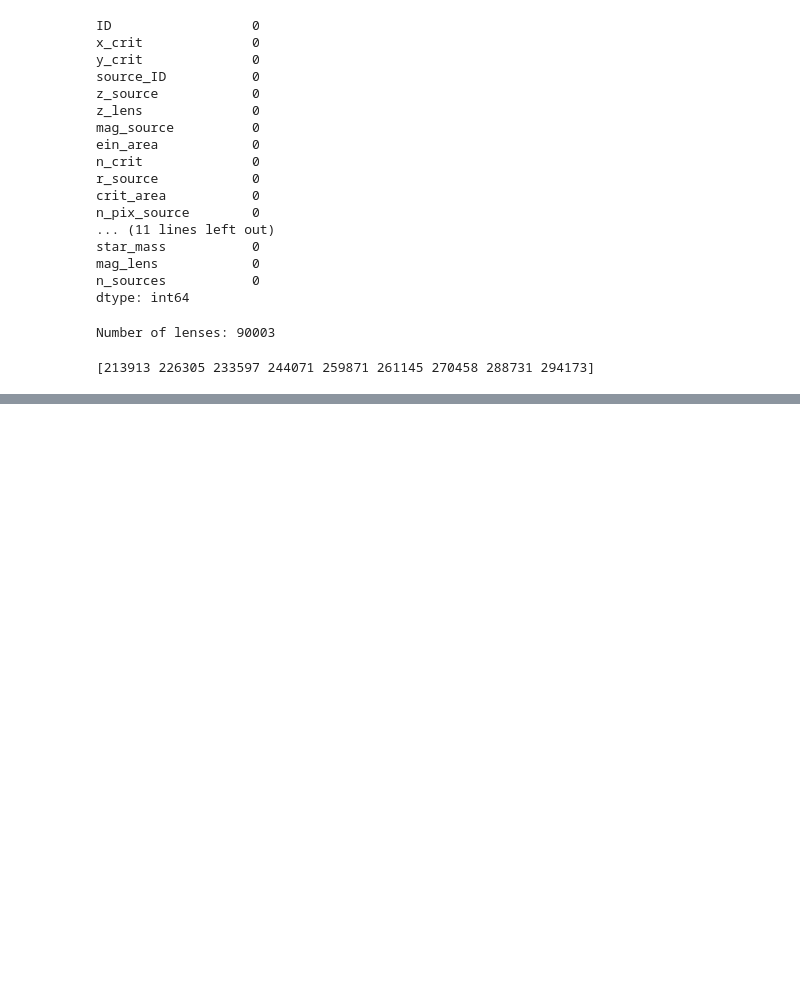
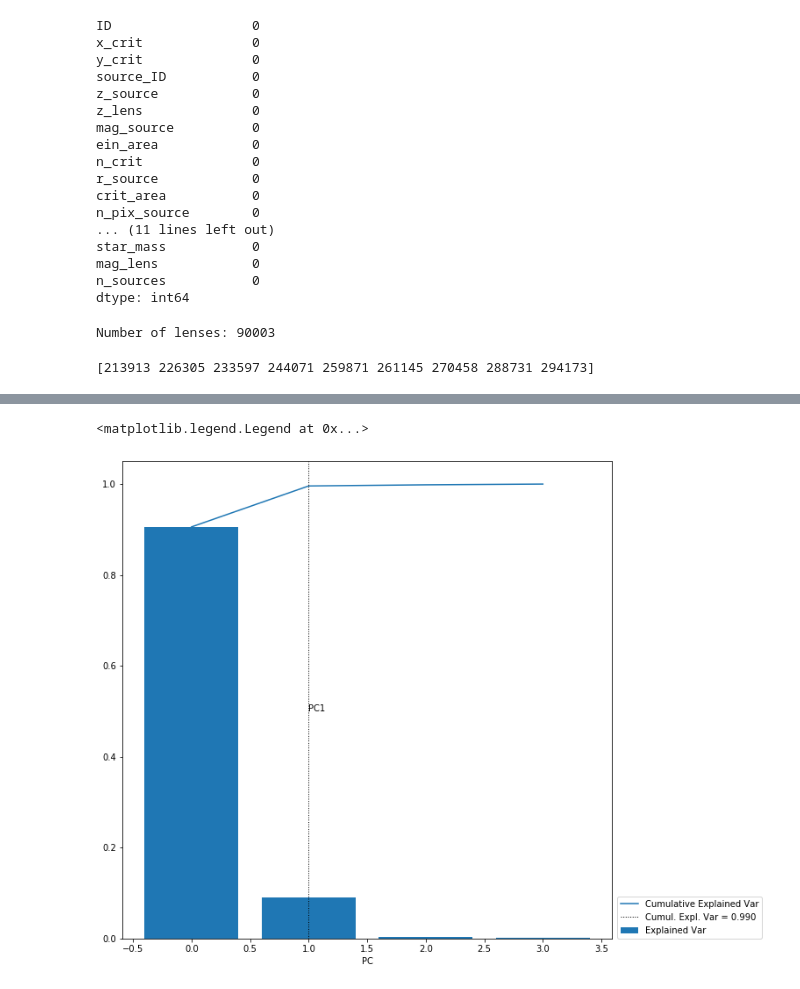
Before and after one commit to dforero0896/gravitational_lens_ml, a Jupyter notebook: src/ipynb/PCA.ipynb, the cells around one changed output, grey strips where cells are left out. Cells and saved outputs as stored; diff of their text form; code cells hidden in the pictures; blank space fills up the shorter version.

Commit message:
Nice plots for PCA

```diff
--- a/src/ipynb/PCA.ipynb
+++ b/src/ipynb/PCA.ipynb
@@ -188,0 +198,28 @@ print(data2_reprojected.shape)
+# %%
+max_cumul_expl_var = 0.99
+fig, ax = plt.subplots(1, figsize=(10, 10))
+
+total_var = np.sum(eigenvals)
+expl_var = eigenvals / total_var
+cumulative_expl_var = np.cumsum(expl_var)
+ax.bar(range(len(eigenvals)),
+            expl_var,
+            label='Explained Var')
+
+ax.plot(range(len(eigenvals)),
+            cumulative_expl_var,
+            label='Cumulative Explained Var')
+
+get_max_pct = np.arange(len(eigenvals))[cumulative_expl_var > max_cumul_expl_var][0]
+ax.axvline(get_max_pct,
+                c='k',
+                ls=':',
+                lw=1,
+                label='Cumul. Expl. Var = %.3f' % max_cumul_expl_var)
+
+ax.set_xlabel('PC')
+ax.text(get_max_pct, 0.5,'PC%i'%get_max_pct)
+ax.legend(loc = (1.01, 0))
+# %% [output]
+<matplotlib.legend.Legend at 0x...>
+[figure, added]
```
Also changed, not shown: parts of 3 cells of this notebook.
